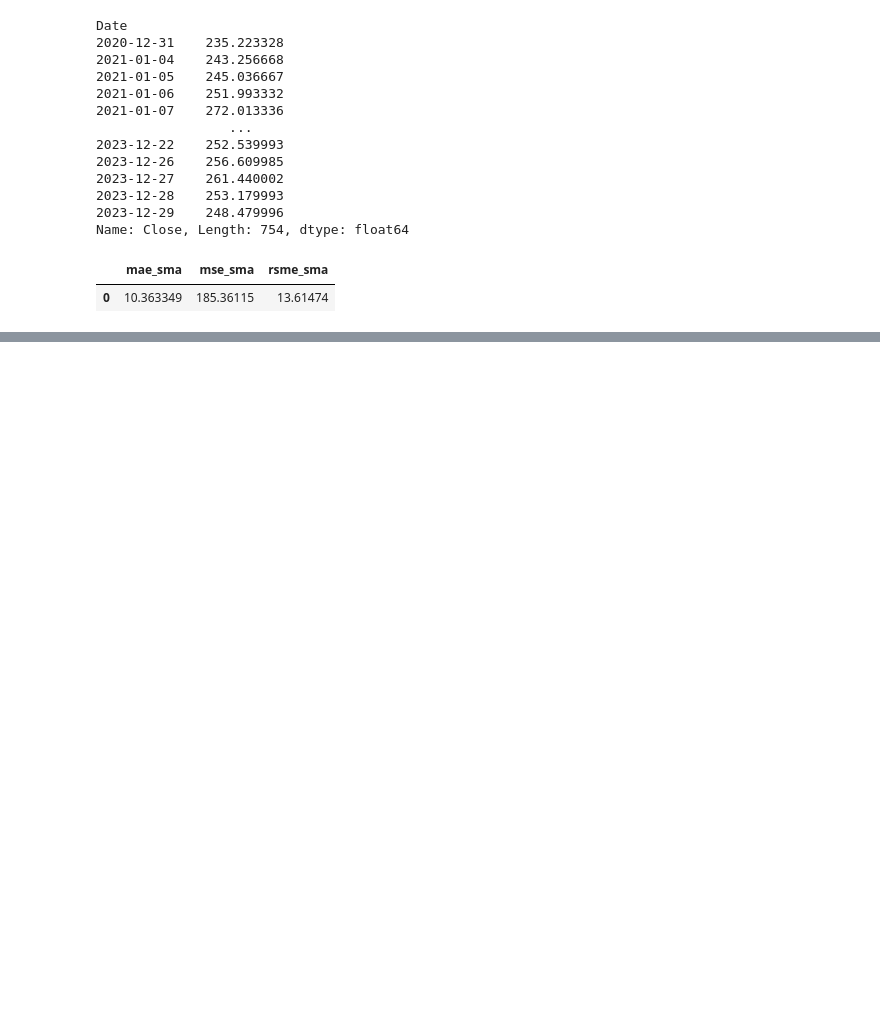
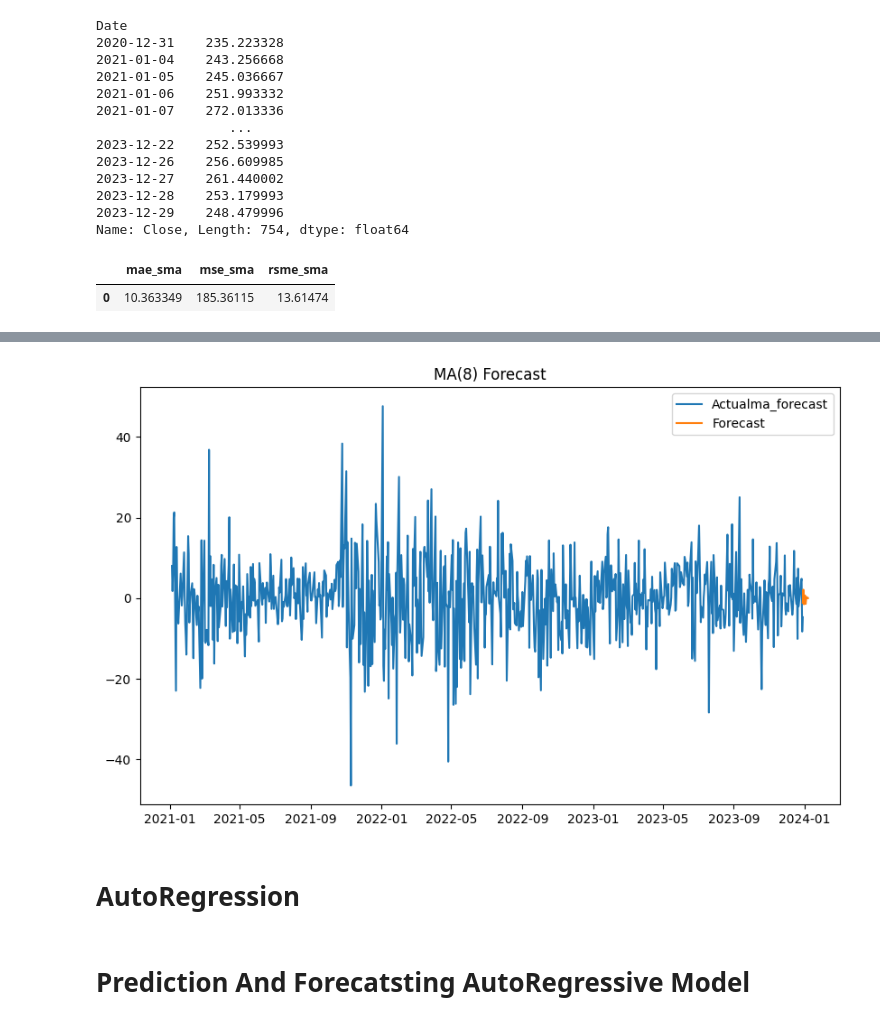
Before and after one commit to Abhishekaerohub/Abhishek-ML-Projects, a Jupyter notebook: Time Series/Time series part 3.ipynb, the cells around one changed output, grey strips where cells are left out. Drawn from its saved outputs; the diff is of its cells as text; code cells hidden in the pictures; blank space fills up the shorter version.

```diff
--- a/Time Series/Time series part 3.ipynb
+++ b/Time Series/Time series part 3.ipynb
@@ -200,0 +272,17 @@ sma_pref
+# %%
+forecast_index=pd.date_range(diff_test.index[-1],periods=10)
+# %%
+ma_model=ARIMA(diff_tsla,order=(0,0,8))
+ma_results=ma_model.fit()
+ma_forecast=ma_results.forecast(steps=10)
+ma_forecast.index=forecast_index
+# %%
+plt.plot(diff_tsla,label="Actualma_forecast")
+plt.plot(ma_forecast,label="Forecast")
+plt.title("MA(8) Forecast")
+plt.legend()
+plt.show()
+# %% [output]
+[figure, added]
+# %% [markdown]
+ # AutoRegression
@@ -200,0 +292,2 @@ sma_pref
+# %% [markdown]
+# Prediction And Forecatsting AutoRegressive Model
```
Also changed, not shown: parts of 23 cells of this notebook.
